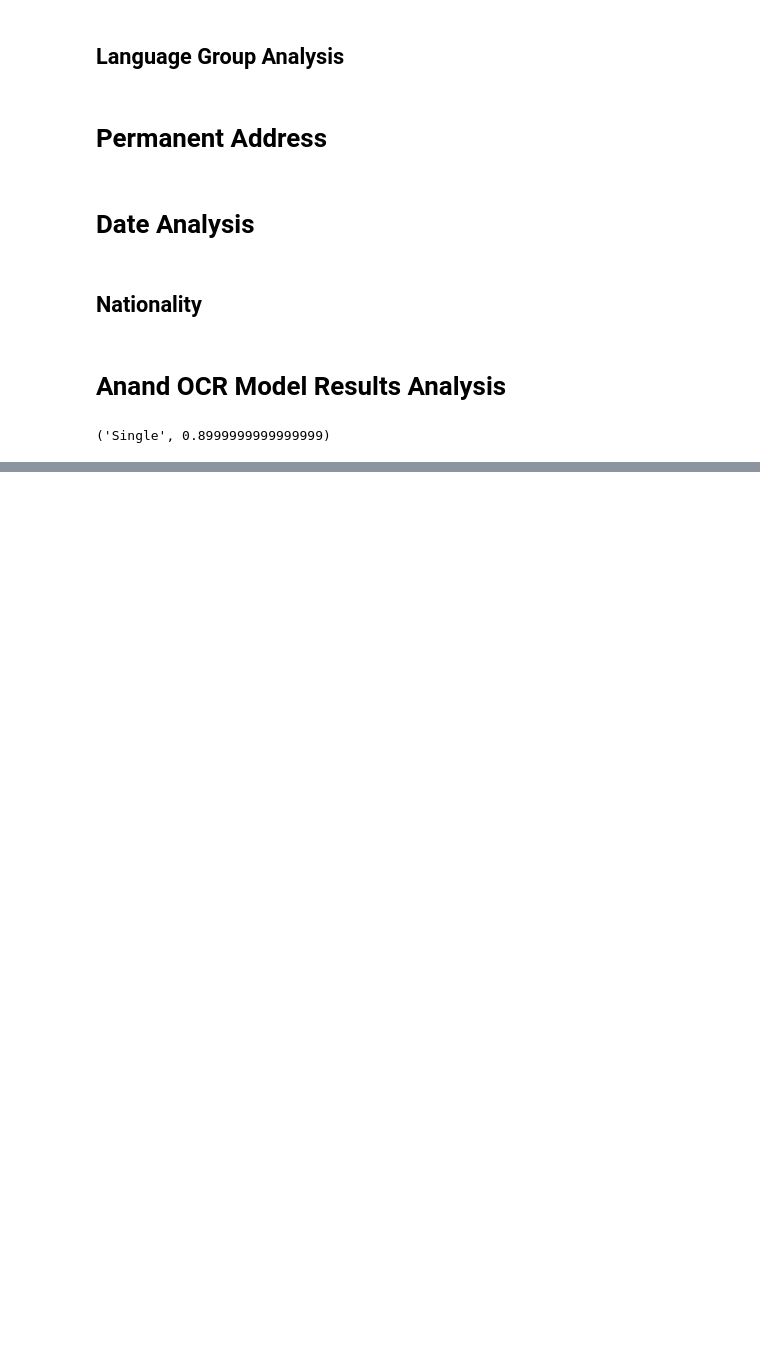
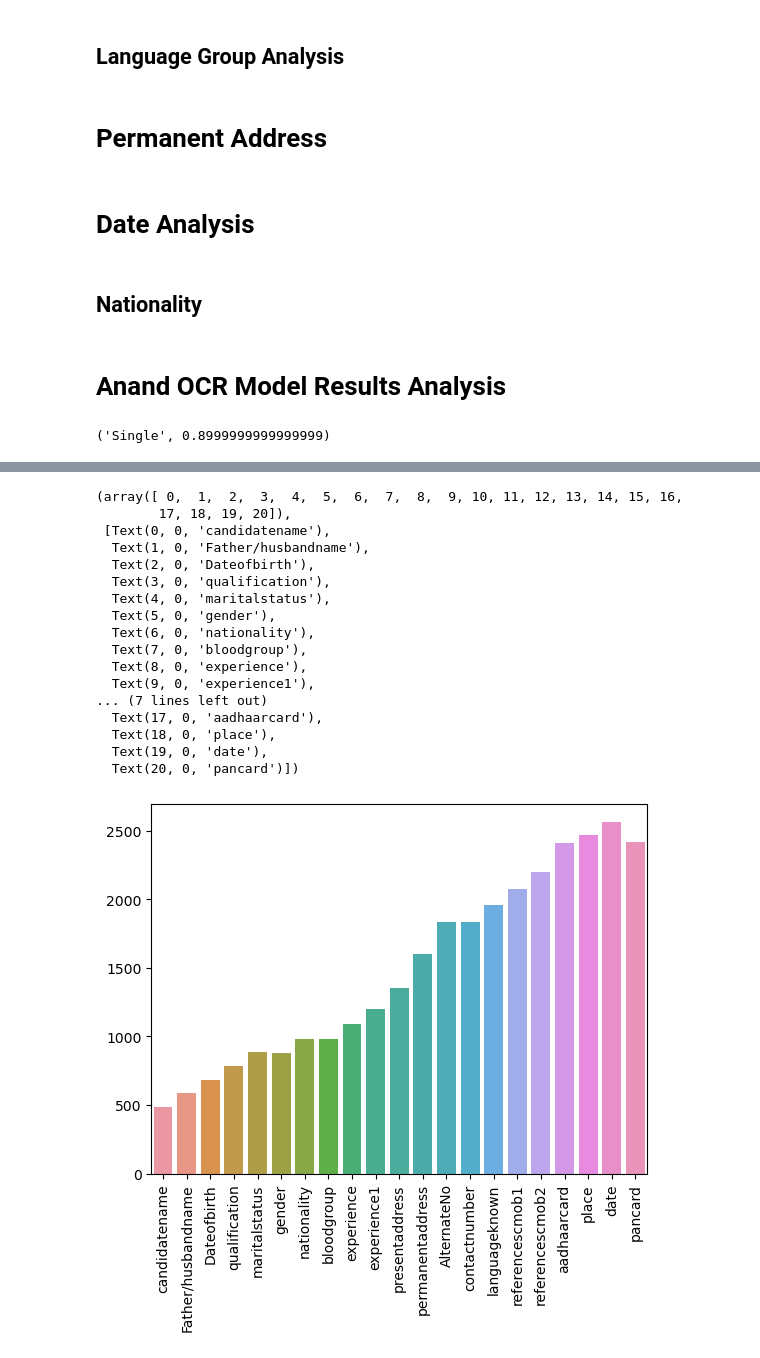
Before and after one commit to sathishkumartheta/tokenwise-dehado-ai, a Jupyter notebook: notebooks/OCR_Metrics.ipynb, the cells around one changed output, grey strips where cells are left out. Saved outputs shown, nothing was run; the diff lists cells and outputs as text; code cells hidden in the pictures; blank space fills up the shorter version.

```diff
--- a/notebooks/OCR_Metrics.ipynb
+++ b/notebooks/OCR_Metrics.ipynb
@@ -1071,0 +1166,23 @@ with open("field_vocabulary.json", "w") as f:
+# %%
+import seaborn as sns
+sns.barplot(y = median, x= col_list)
+plt.xticks(rotation=90)
+# %% [output]
+(array([ 0,  1,  2,  3,  4,  5,  6,  7,  8,  9, 10, 11, 12, 13, 14, 15, 16,
+        17, 18, 19, 20]),
+ [Text(0, 0, 'candidatename'),
+  Text(1, 0, 'Father/husbandname'),
+  Text(2, 0, 'Dateofbirth'),
+  Text(3, 0, 'qualification'),
+  Text(4, 0, 'maritalstatus'),
+  Text(5, 0, 'gender'),
+  Text(6, 0, 'nationality'),
+  Text(7, 0, 'bloodgroup'),
+  Text(8, 0, 'experience'),
+  Text(9, 0, 'experience1'),
+... (7 lines left out)
+  Text(17, 0, 'aadhaarcard'),
+  Text(18, 0, 'place'),
+  Text(19, 0, 'date'),
+  Text(20, 0, 'pancard')])
+[figure, added]
```
Also changed, not shown: parts of 124 cells of this notebook.
